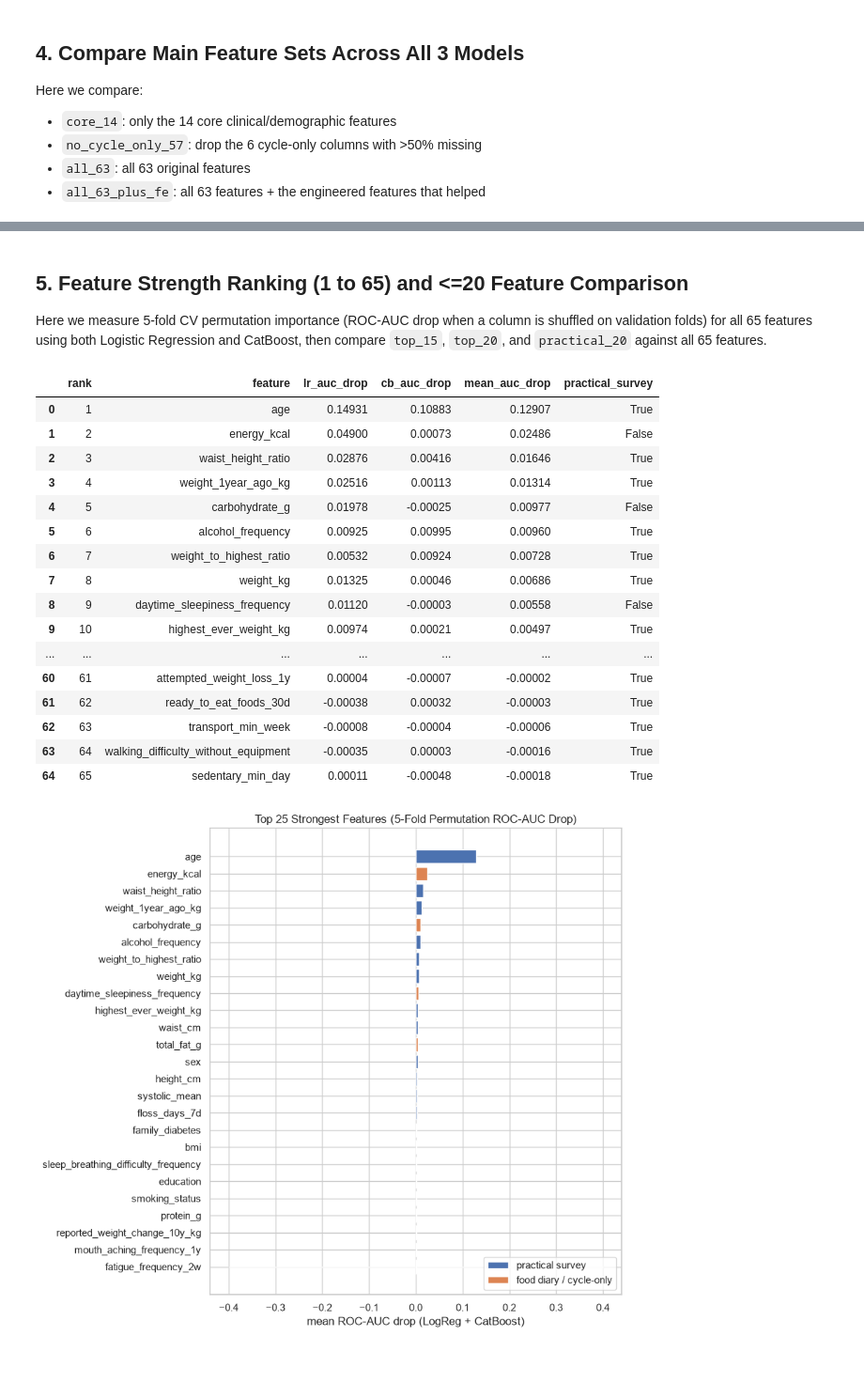
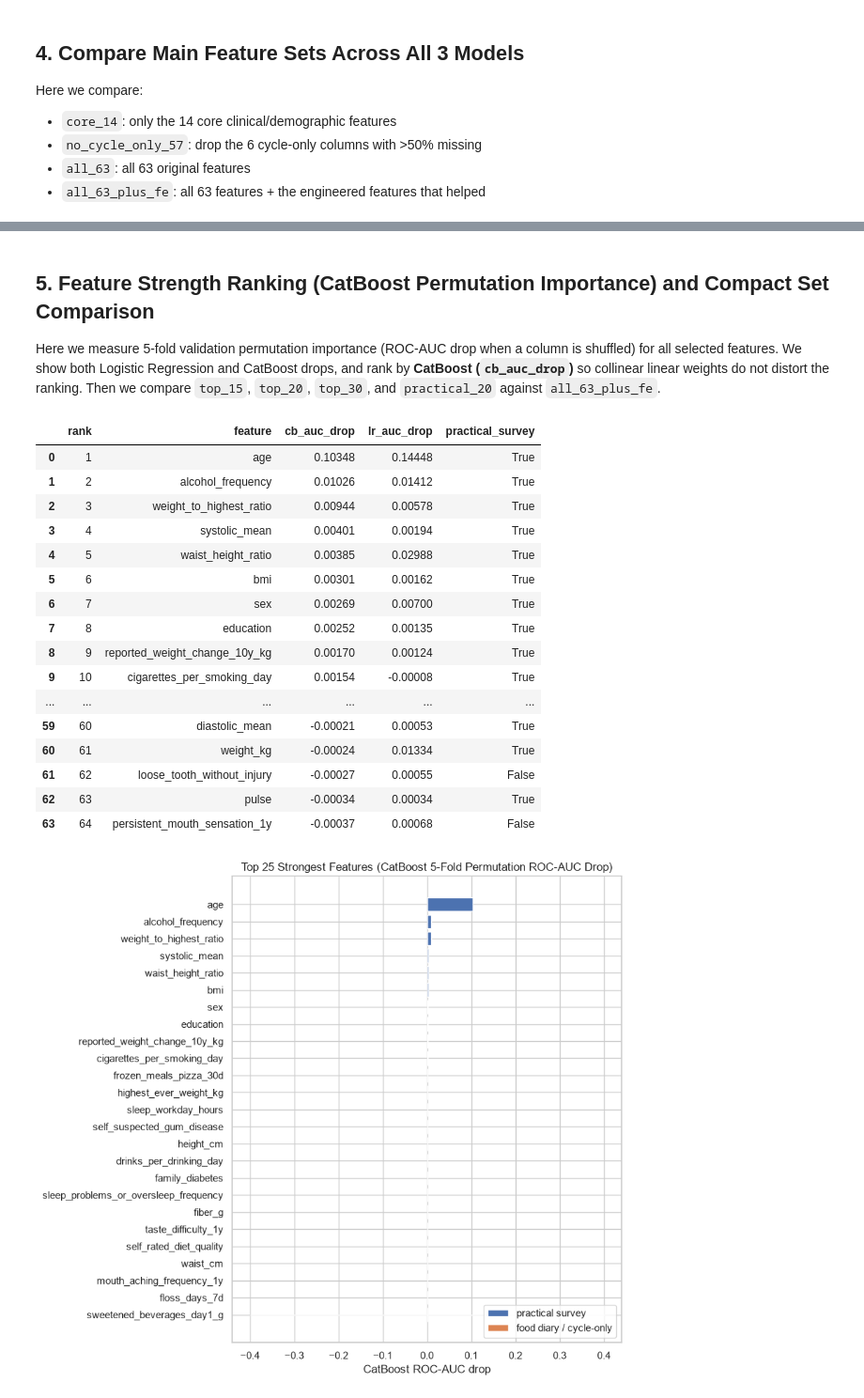
Before and after one commit to axiom-digital/type0-diabetes-screening, a Jupyter notebook: notebooks/03_feature_selection.ipynb, the cells around one changed output, grey strips where cells are left out. Shown at 94% size. Cells and saved outputs as stored; diff of their text form; code cells hidden in the pictures; blank space fills up the shorter version.

Commit message:
update notebooks with new data

```diff
--- a/notebooks/03_feature_selection.ipynb
+++ b/notebooks/03_feature_selection.ipynb
@@ -290,11 +290,11 @@ high_missing_cycle_cols = {
 }
 no_cycle_only_57 = [c for c in all_63 if c not in high_missing_cycle_cols]
 
-# keep engineered columns that improved average ROC-AUC over baseline
+# keep only engineered columns with a clear CV gain (>= 0.002 combined AUC diff)
 helpful_fe = []
 for col in fe_all:
     row = fe_df.loc[fe_df["experiment"] == f"+ {col}"].iloc[0]
-    if (row["lr_auc_diff"] + row["rf_auc_diff"]) > 0:
+    if (row["lr_auc_diff"] + row["rf_auc_diff"]) >= 0.002:
         helpful_fe.append(col)
 print("engineered features kept:", helpful_fe)
 
@@ -360,31 +360,31 @@ plt.show()
 # %% [markdown]
-## 5. Feature Strength Ranking (1 to 65) and <=20 Feature Comparison
+## 5. Feature Strength Ranking (CatBoost Permutation Importance) and Compact Set Comparison
 
-Here we measure 5-fold CV permutation importance (ROC-AUC drop when a column is shuffled on validation folds) for all 65 features using both Logistic Regression and CatBoost, then compare `top_15`, `top_20`, and `practical_20` against all 65 features.
+Here we measure 5-fold validation permutation importance (ROC-AUC drop when a column is shuffled) for all selected features. We show both Logistic Regression and CatBoost drops, and rank by **CatBoost (`cb_auc_drop`)** so collinear linear weights do not distort the ranking. Then we compare `top_15`, `top_20`, `top_30`, and `practical_20` against `all_63_plus_fe`.
 # %%
-# compute 5-fold validation permutation importance for all 65 features
+# compute 5-fold validation permutation importance for all_63 + helpful_fe
 from sklearn.metrics import roc_auc_score
 
-all_65 = all_63 + helpful_fe
+all_selected = all_63 + helpful_fe
 rng = np.random.default_rng(evaluate.SEED)
 
-lr_drops = {c: [] for c in all_65}
-cb_drops = {c: [] for c in all_65}
+lr_drops = {c: [] for c in all_selected}
+cb_drops = {c: [] for c in all_selected}
 
 for tr, va in splits:
-    X_tr, X_va = df_fe.iloc[tr][all_65], df_fe.iloc[va][all_65]
+    X_tr, X_va = df_fe.iloc[tr][all_selected], df_fe.iloc[va][all_selected]
     y_tr, y_va = y[tr], y[va]
 
     # fit logreg on this fold
     lr_pipe = Pipeline([
-        ("prep", preprocess.build_preprocessor("logreg", all_65)),
+        ("prep", preprocess.build_preprocessor("logreg", all_selected)),
         ("clf", LogisticRegression(max_iter=1000, random_state=evaluate.SEED)),
     ])
     lr_pipe.fit(X_tr, y_tr)
     lr_base = roc_auc_score(y_va, lr_pipe.predict_proba(X_va)[:, 1])
 
     # fit catboost on this fold
-    cb_prep = preprocess.build_preprocessor("catboost", all_65)
+    cb_prep = preprocess.build_preprocessor("catboost", all_selected)
     Xt_tr = cb_prep.fit_transform(X_tr)
     Xt_va = cb_prep.transform(X_va)
     cat_cols = cb_prep.named_steps["prep"].cat_cols
@@ -396,7 +396,7 @@ for tr, va in splits:
     cb_base = roc_auc_score(y_va, cb_clf.predict_proba(Xt_va)[:, 1])
 
     # shuffle each column 3 times and measure ROC-AUC drop
-    for col in all_65:
+    for col in all_selected:
         lr_s, cb_s = [], []
         for _ in range(3):
             perm = rng.permutation(len(X_va))
@@ -420,53 +420,52 @@ food_diary_cols = {
 not_practical = food_diary_cols | high_missing_cycle_cols
 
 rank_rows = []
-for col in all_65:
+for col in all_selected:
     lr_m = float(np.mean(lr_drops[col]))
     cb_m = float(np.mean(cb_drops[col]))
     rank_rows.append({
         "feature": col,
+        "cb_auc_drop": round(cb_m, 5),
         "lr_auc_drop": round(lr_m, 5),
-        "cb_auc_drop": round(cb_m, 5),
-        "mean_auc_drop": round((lr_m + cb_m) / 2.0, 5),
         "practical_survey": col not in not_practical,
     })
 
-rank_df = pd.DataFrame(rank_rows).sort_values("mean_auc_drop", ascending=False).reset_index(drop=True)
+rank_df = pd.DataFrame(rank_rows).sort_values("cb_auc_drop", ascending=False).reset_index(drop=True)
 rank_df.insert(0, "rank", range(1, len(rank_df) + 1))
 
 pd.set_option("display.max_rows", 70)
 display(rank_df)
 # %% [output]
-|  | rank | feature | lr_auc_drop | cb_auc_drop | mean_auc_drop | practical_survey |
-| 0 | 1 | age | 0.14931 | 0.10883 | 0.12907 | True |
-| 1 | 2 | energy_kcal | 0.04900 | 0.00073 | 0.02486 | False |
-| 2 | 3 | waist_height_ratio | 0.02876 | 0.00416 | 0.01646 | True |
-| 3 | 4 | weight_1year_ago_kg | 0.02516 | 0.00113 | 0.01314 | True |
-| 4 | 5 | carbohydrate_g | 0.01978 | -0.00025 | 0.00977 | False |
-| 5 | 6 | alcohol_frequency | 0.00925 | 0.00995 | 0.00960 | True |
-| 6 | 7 | weight_to_highest_ratio | 0.00532 | 0.00924 | 0.00728 | True |
-| 7 | 8 | weight_kg | 0.01325 | 0.00046 | 0.00686 | True |
-| 8 | 9 | daytime_sleepiness_frequency | 0.01120 | -0.00003 | 0.00558 | False |
-| 9 | 10 | highest_ever_weight_kg | 0.00974 | 0.00021 | 0.00497 | True |
-| ... | ... | ... | ... | ... | ... | ... |
-| 60 | 61 | attempted_weight_loss_1y | 0.00004 | -0.00007 | -0.00002 | True |
-| 61 | 62 | ready_to_eat_foods_30d | -0.00038 | 0.00032 | -0.00003 | True |
-| 62 | 63 | transport_min_week | -0.00008 | -0.00004 | -0.00006 | True |
-| 63 | 64 | walking_difficulty_without_equipment | -0.00035 | 0.00003 | -0.00016 | True |
-| 64 | 65 | sedentary_min_day | 0.00011 | -0.00048 | -0.00018 | True |
+|  | rank | feature | cb_auc_drop | lr_auc_drop | practical_survey |
+| 0 | 1 | age | 0.10348 | 0.14448 | True |
+| 1 | 2 | alcohol_frequency | 0.01026 | 0.01412 | True |
+| 2 | 3 | weight_to_highest_ratio | 0.00944 | 0.00578 | True |
+| 3 | 4 | systolic_mean | 0.00401 | 0.00194 | True |
+| 4 | 5 | waist_height_ratio | 0.00385 | 0.02988 | True |
+| 5 | 6 | bmi | 0.00301 | 0.00162 | True |
+| 6 | 7 | sex | 0.00269 | 0.00700 | True |
+| 7 | 8 | education | 0.00252 | 0.00135 | True |
+| 8 | 9 | reported_weight_change_10y_kg | 0.00170 | 0.00124 | True |
+| 9 | 10 | cigarettes_per_smoking_day | 0.00154 | -0.00008 | True |
+| ... | ... | ... | ... | ... | ... |
+| 59 | 60 | diastolic_mean | -0.00021 | 0.00053 | True |
+| 60 | 61 | weight_kg | -0.00024 | 0.01334 | True |
+| 61 | 62 | loose_tooth_without_injury | -0.00027 | 0.00055 | False |
+| 62 | 63 | pulse | -0.00034 | 0.00034 | True |
+| 63 | 64 | persistent_mouth_sensation_1y | -0.00037 | 0.00068 | False |
 # %%
-# plot top 25 strongest features
+# plot top 25 strongest features using CatBoost permutation ROC-AUC drop
 top25 = rank_df.head(25).iloc[::-1]
 fig, ax = plt.subplots(figsize=(9, 8))
 colors = top25["practical_survey"].map({True: "#4c72b0", False: "#dd8452"})
-ax.barh(top25["feature"], top25["mean_auc_drop"], color=colors)
-ax.set_title("Top 25 Strongest Features (5-Fold Permutation ROC-AUC Drop)")
-ax.set_xlabel("mean ROC-AUC drop (LogReg + CatBoost)")
+ax.barh(top25["feature"], top25["cb_auc_drop"], color=colors)
+ax.set_title("Top 25 Strongest Features (CatBoost 5-Fold Permutation ROC-AUC Drop)")
+ax.set_xlabel("CatBoost ROC-AUC drop")
 ax.bar(0, 0, color="#4c72b0", label="practical survey")
 ax.bar(0, 0, color="#dd8452", label="food diary / cycle-only")
 ax.legend(loc="lower right")
 plt.tight_layout()
 plt.show()
 # %% [output]
-[figure, old version]
+[figure, new version]
 # %% [markdown]
```
Also changed, not shown: parts of 11 cells of this notebook, 2 other files.
